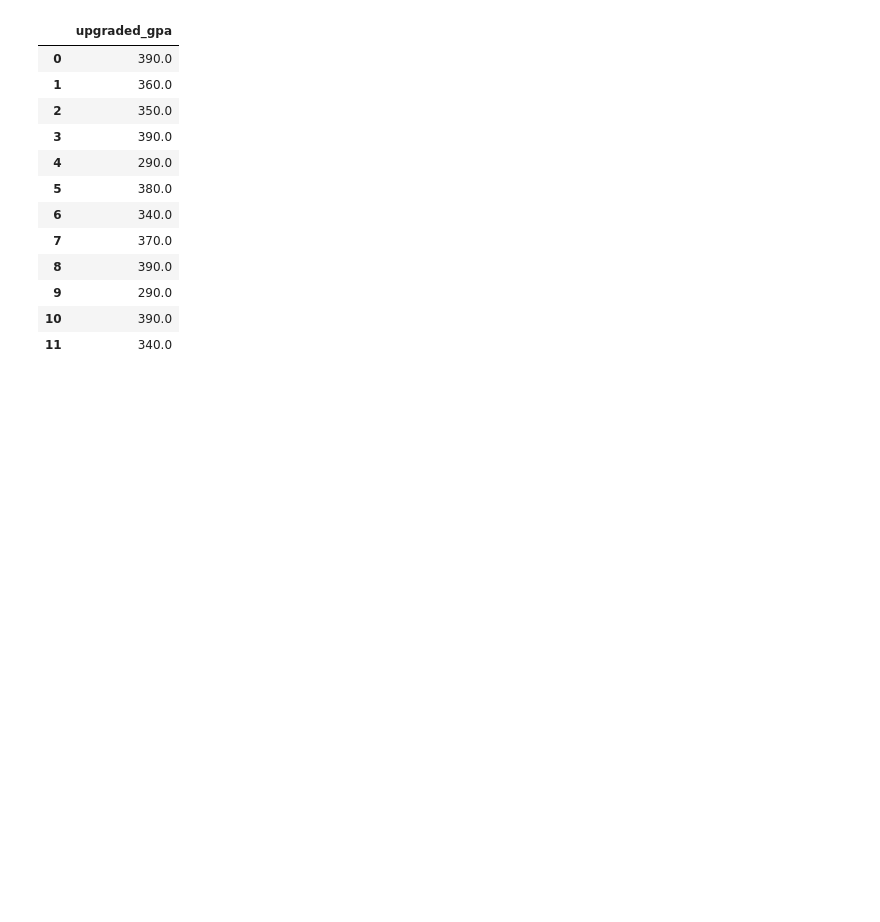
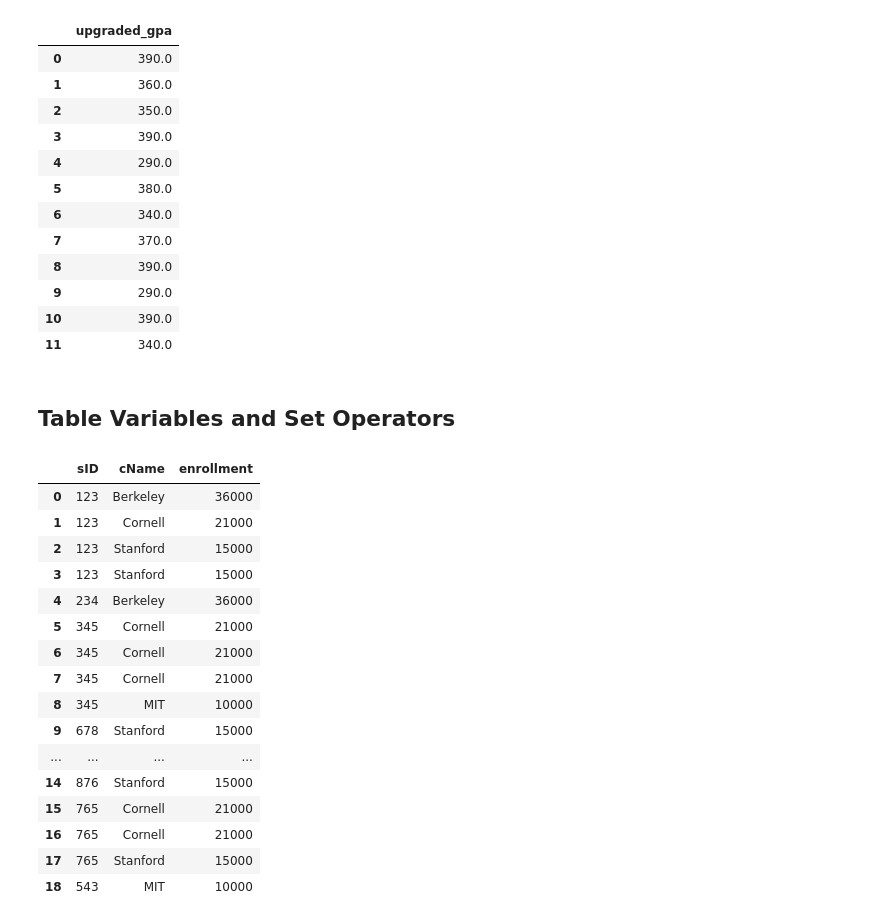
Before and after one commit to OniSlayer/standford_sql_notes, a Jupyter notebook: stanford_sql_notes.ipynb, the cells around one changed output. Saved outputs shown, nothing was run; the diff lists cells and outputs as text; code cells hidden in the pictures; blank space fills up the shorter version.

Commit message:
Document subqueries on which statements and use of set operators

```diff
--- a/stanford_sql_notes.ipynb
+++ b/stanford_sql_notes.ipynb
@@ -263,0 +252,29 @@ run_query('''
+# %% [markdown]
+## Table Variables and Set Operators
+# %%
+# Table variables are simply aliases used on relations. This means that this aliases are
+# declared on the "from" statement.
+
+run_query('''
+    select S.sID, A.cName, enrollment
+    from Student as S, College as C, Apply as A
+    where A.sID = S.sID and A.cName = C.cName;
+''')
+# %% [output]
+|  | sID | cName | enrollment |
+| 0 | 123 | Berkeley | 36000 |
+| 1 | 123 | Cornell | 21000 |
+| 2 | 123 | Stanford | 15000 |
+| 3 | 123 | Stanford | 15000 |
+| 4 | 234 | Berkeley | 36000 |
+| 5 | 345 | Cornell | 21000 |
+| 6 | 345 | Cornell | 21000 |
+| 7 | 345 | Cornell | 21000 |
+| 8 | 345 | MIT | 10000 |
+| 9 | 678 | Stanford | 15000 |
+| ... | ... | ... | ... |
+| 14 | 876 | Stanford | 15000 |
+| 15 | 765 | Cornell | 21000 |
+| 16 | 765 | Cornell | 21000 |
+| 17 | 765 | Stanford | 15000 |
+| 18 | 543 | MIT | 10000 |
```
Also changed, not shown: parts of 16 cells of this notebook, 1 other file.
